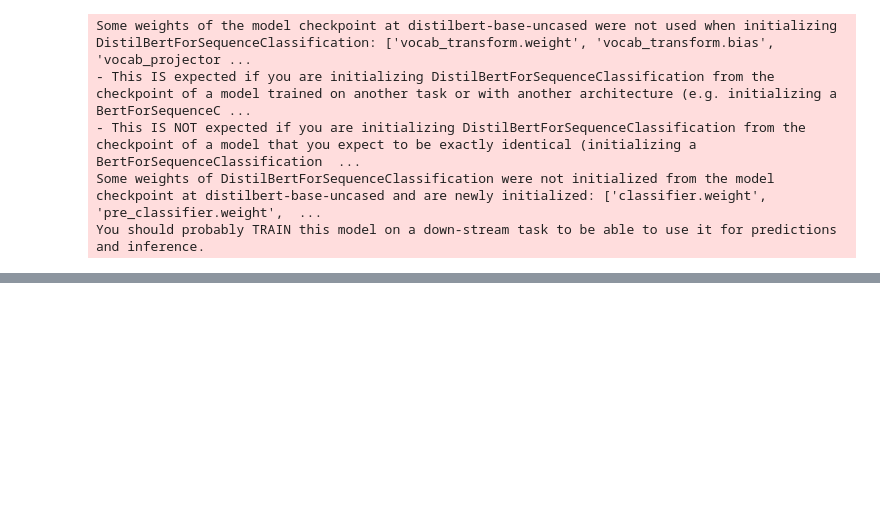
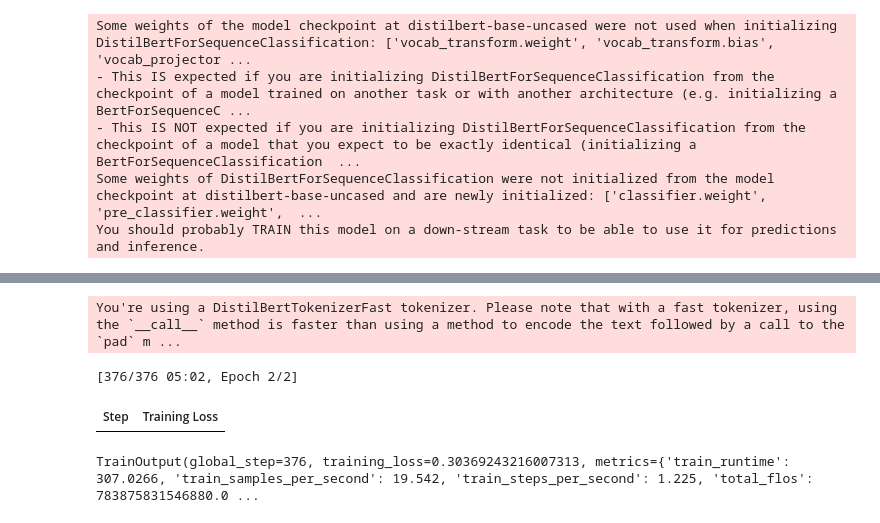
Before and after one commit to prajagopal1992/Projects-2023, a Jupyter notebook: Sentiment_Analysis.ipynb, the cells around one changed output, grey strips where cells are left out. Cells and saved outputs as stored; diff of their text form; code cells hidden in the pictures; blank space fills up the shorter version.

```diff
--- a/Sentiment_Analysis.ipynb
+++ b/Sentiment_Analysis.ipynb
@@ -88,0 +94,26 @@ def compute_metrics(eval_pred):
+# %%
+#Define training arguments and define trainer with all the constructed objects
+from transformers import TrainingArguments, Trainer
+
+repo_name = "finetuning-sentiment-model-3000-samples"
+
+training_args = TrainingArguments(
+    output_dir=repo_name,
+    learning_rate=2e-5,
+    per_device_train_batch_size=16,
+    per_device_eval_batch_size=16,
+    num_train_epochs=2,
+    weight_decay=0.01,
+    save_strategy="epoch",
+    push_to_hub=True
+)
+
+trainer = Trainer(
+    model=model,
+    args=training_args,
+    train_dataset=tokenized_train,
+    eval_dataset=tokenized_test,
+    tokenizer=tokenizer,
+    data_collator=data_collator,
+    compute_metrics=compute_metrics
+)
@@ -88,0 +129,8 @@ def compute_metrics(eval_pred):
+# %%
+#funetune the model on the dataset
+trainer.train()
+# %% [output]
+You're using a DistilBertTokenizerFast tokenizer. Please note that with a fast tokenizer, using the `__call__` method is faster than using a method to encode the text followed by a call to the `pad` m ...
+[376/376 05:02, Epoch 2/2]
+| Step | Training Loss |
+TrainOutput(global_step=376, training_loss=0.30369243216007313, metrics={'train_runtime': 307.0266, 'train_samples_per_second': 19.542, 'train_steps_per_second': 1.225, 'total_flos': 783875831546880.0 ...
```
Also changed, not shown: parts of 6 cells of this notebook.
